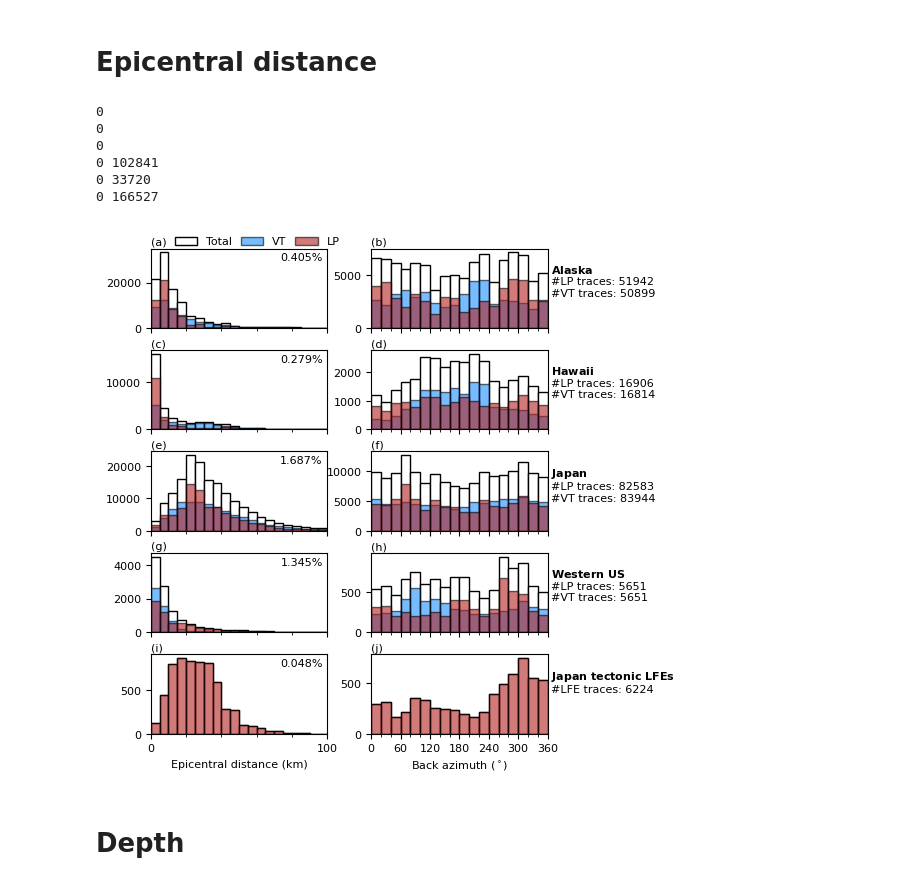
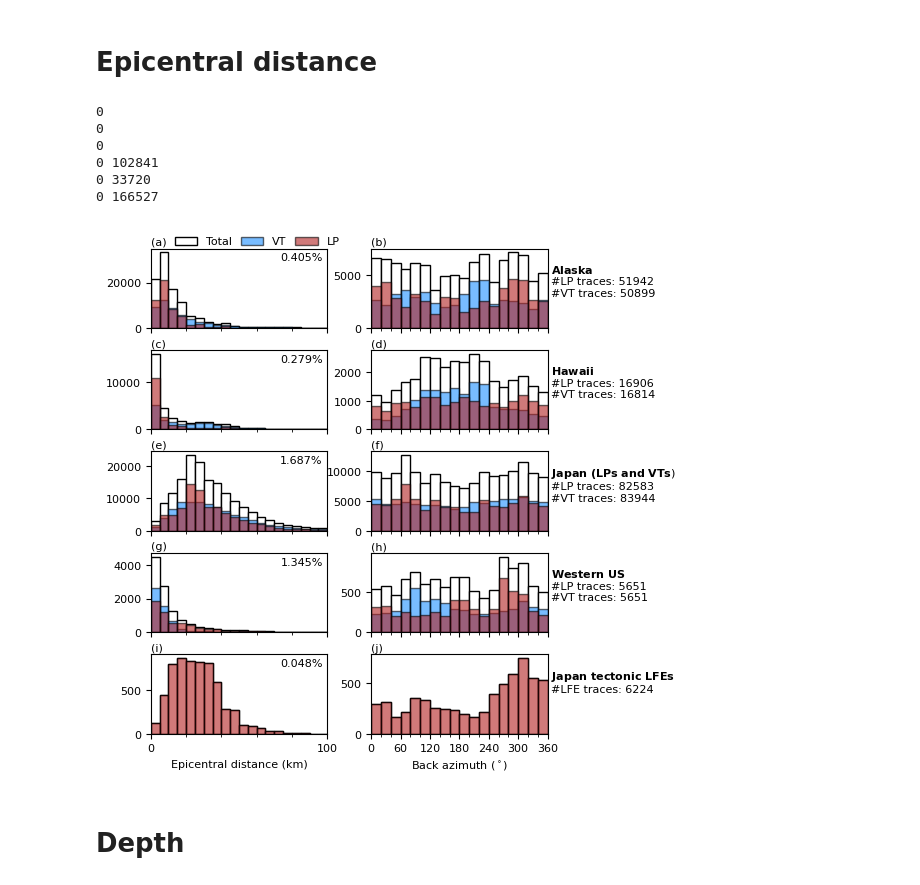
Before and after one commit to zhong-yy/volpick, a Jupyter notebook: data_proc/data_ana.ipynb, the cells around one changed output. Saved outputs shown, nothing was run; the diff lists cells and outputs as text; code cells hidden in the pictures.

```diff
--- a/data_proc/data_ana.ipynb
+++ b/data_proc/data_ana.ipynb
@@ -3914,7 +3914,8 @@ jp_nlfe = len(japan_tec_lp.metadata)
 region_labels = [
     r"$\bf{Alaska}$" + f"\n#LP traces: {ak_nlp}\n#VT traces: {ak_nvt}",
     r"$\bf{Hawaii}$" + f"\n#LP traces: {hw_nlp}\n#VT traces: {hw_nvt}",
-    r"$\bf{Japan}$" + f"\n#LP traces: {jp_nlp}\n#VT traces: {jp_nvt}",
+    r"$\bf{Japan}$ $\bf{(LPs}$ $\bf{and}$ $\bf{VTs}$)"
+    + f"\n#LP traces: {jp_nlp}\n#VT traces: {jp_nvt}",
     # r"$\bf{Northern}$ $\bf{California}$"
     # + f"\n#LP traces: {nc_nlp}\n#VT traces: {nc_nvt}",
     r"$\bf{Western}$ $\bf{US}$"
@@ -4038,33 +4039,33 @@ for i, current_df in enumerate(
         fontsize=fts,
         # weight="bold",
         color="black",
     )
     ax.tick_params(labelsize=fts)
     ax.set_xlim([0, 360])
     ax.xaxis.set_major_locator(MultipleLocator(60))
     ax.xaxis.set_minor_locator(MultipleLocator(20))
 axs[-1][0].set_xlabel("Epicentral distance (km)", fontsize=fts)
 axs[-1][1].set_xlabel(r"Back azimuth ($^\circ$)", fontsize=fts)
 axs[0][0].legend(
     loc="lower left",
     bbox_to_anchor=(0.08, 0.9, 1.5, 0.2),
     frameon=False,
     fontsize=fts,
     ncols=3,
     columnspacing=0.8,
 )
 plt.savefig(
     "/home/zhongyiyuan/DATA/my_datasets_seisbench/epic_dist_histogram.pdf",
     dpi=300,
     bbox_inches="tight",
 )
 # %% [output]
 0
 0
 0
 0 102841
 0 33720
 0 166527
-[figure, old version]
+[figure, new version]
 # %% [markdown]
 # Depth
```
Also changed, not shown: parts of 12 cells of this notebook.
